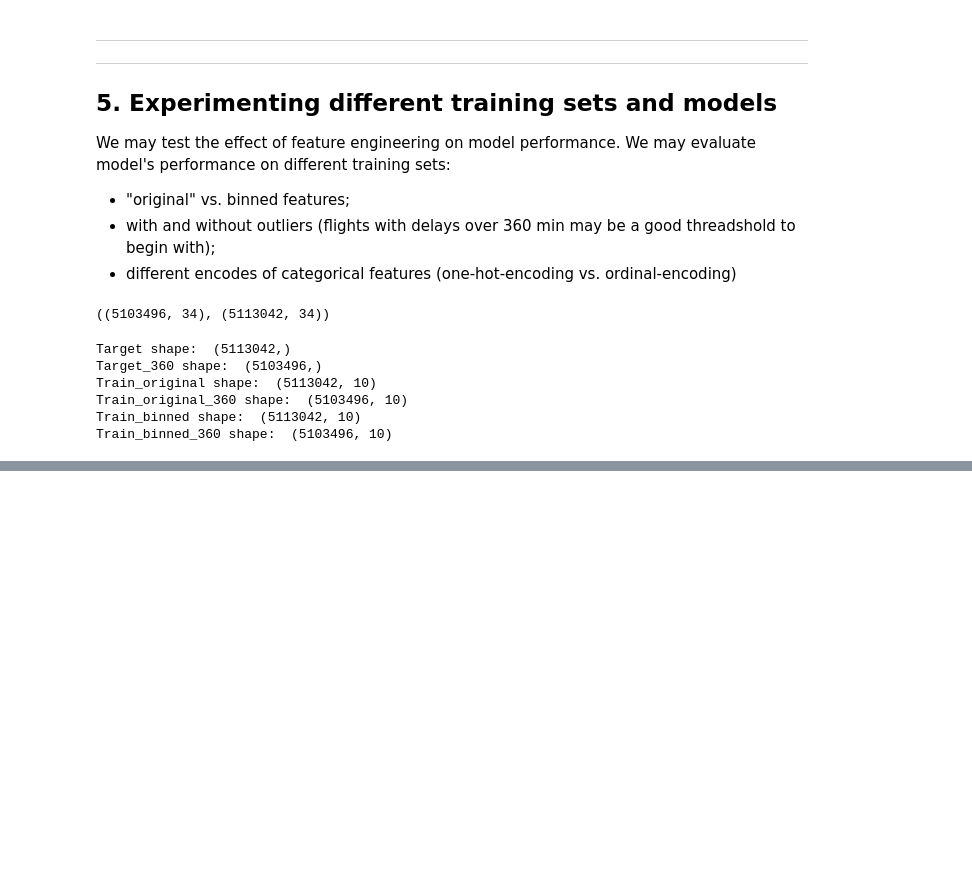
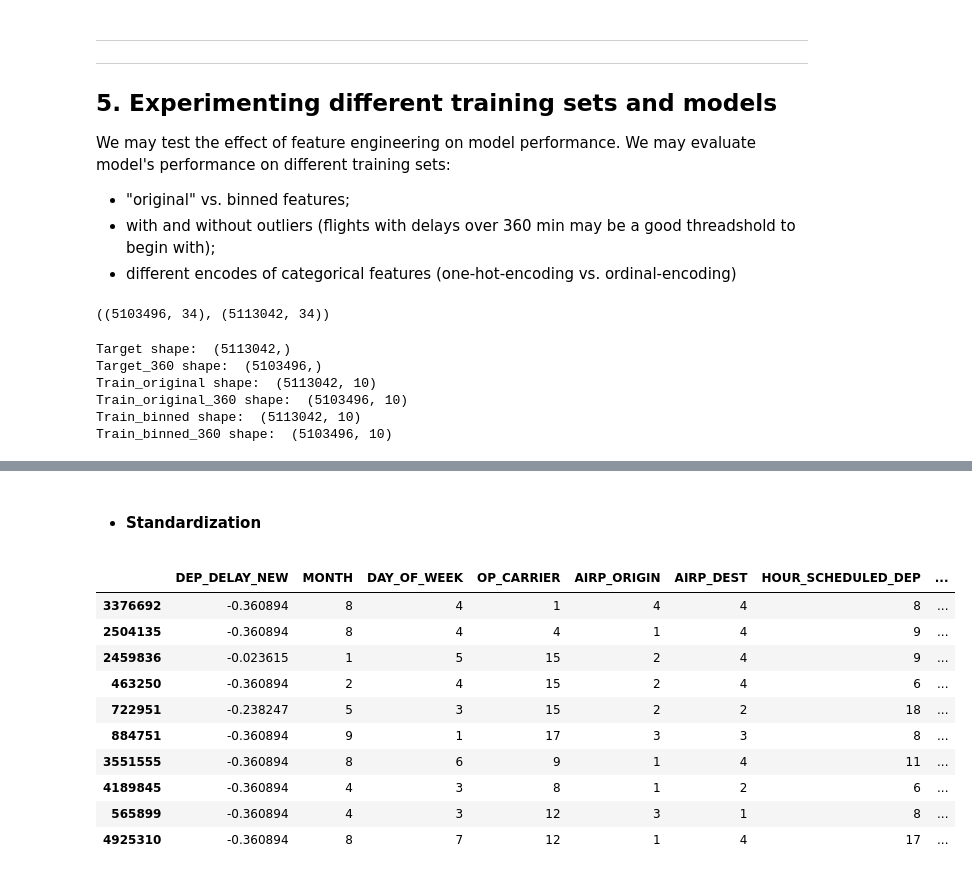
Before and after one commit to lubepe/PredictingFlightDelays, a Jupyter notebook: Predicting flight delays.ipynb, the cells around one changed output, grey strips where cells are left out. Drawn from its saved outputs; the diff is of its cells as text; code cells hidden in the pictures; blank space fills up the shorter version.

Commit message:
Comparing enconding types on models' performance
(1) Training set with outliers and ordinal encoding

```diff
--- a/Predicting flight delays.ipynb
+++ b/Predicting flight delays.ipynb
@@ -1723,0 +1740,5 @@ Train_binned_360 shape:  (5103496, 10)
+# %%
+X_train_orig_360 = pd.read_csv('./Exported_df_csv/train_out360.csv')     # training set with "original" columns
+X_train_bin_360 = pd.read_csv('./Exported_df_csv/train_binned_out360.csv')    # training set with "binned" columns
+
+y_target_360 = pd.read_csv('./Exported_df_csv/target_out360.csv')
@@ -1723,0 +1747,4 @@ Train_binned_360 shape:  (5103496, 10)
+# %%
+X_train_orig_360_ord = X_train_orig_360.copy()
+X_train_bin_360_ord = X_train_bin_360.copy()
+y_train_360 = y_target_360['ARR_DELAY_NEW'].copy()
@@ -1723,0 +1831,2 @@ Train_binned_360 shape:  (5103496, 10)
+# %% [markdown]
+* #### Standardization
@@ -1723,0 +1844,14 @@ Train_binned_360 shape:  (5103496, 10)
+# %%
+X_train_orig_360_ord.sample(10)
+# %% [output]
+|  | DEP_DELAY_NEW | MONTH | DAY_OF_WEEK | OP_CARRIER | AIRP_ORIGIN | AIRP_DEST | HOUR_SCHEDULED_DEP | ... |
+| 3376692 | -0.360894 | 8 | 4 | 1 | 4 | 4 | 8 | ... |
+| 2504135 | -0.360894 | 8 | 4 | 4 | 1 | 4 | 9 | ... |
+| 2459836 | -0.023615 | 1 | 5 | 15 | 2 | 4 | 9 | ... |
+| 463250 | -0.360894 | 2 | 4 | 15 | 2 | 4 | 6 | ... |
+| 722951 | -0.238247 | 5 | 3 | 15 | 2 | 2 | 18 | ... |
+| 884751 | -0.360894 | 9 | 1 | 17 | 3 | 3 | 8 | ... |
+| 3551555 | -0.360894 | 8 | 6 | 9 | 1 | 4 | 11 | ... |
+| 4189845 | -0.360894 | 4 | 3 | 8 | 1 | 2 | 6 | ... |
+| 565899 | -0.360894 | 4 | 3 | 12 | 3 | 1 | 8 | ... |
+| 4925310 | -0.360894 | 8 | 7 | 12 | 1 | 4 | 17 | ... |
```
Also changed, not shown: parts of 41 cells of this notebook.
